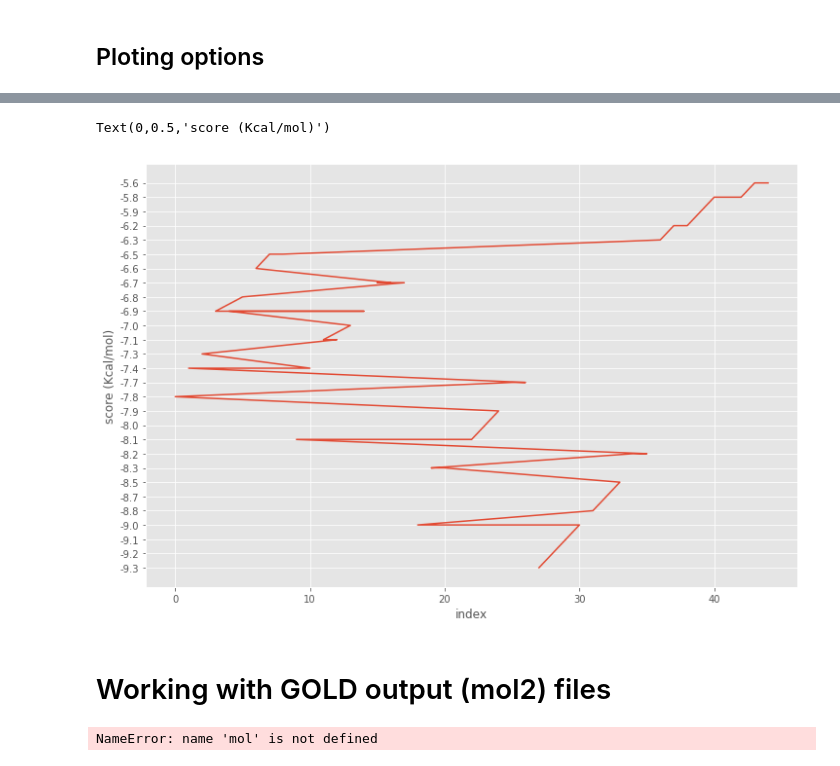
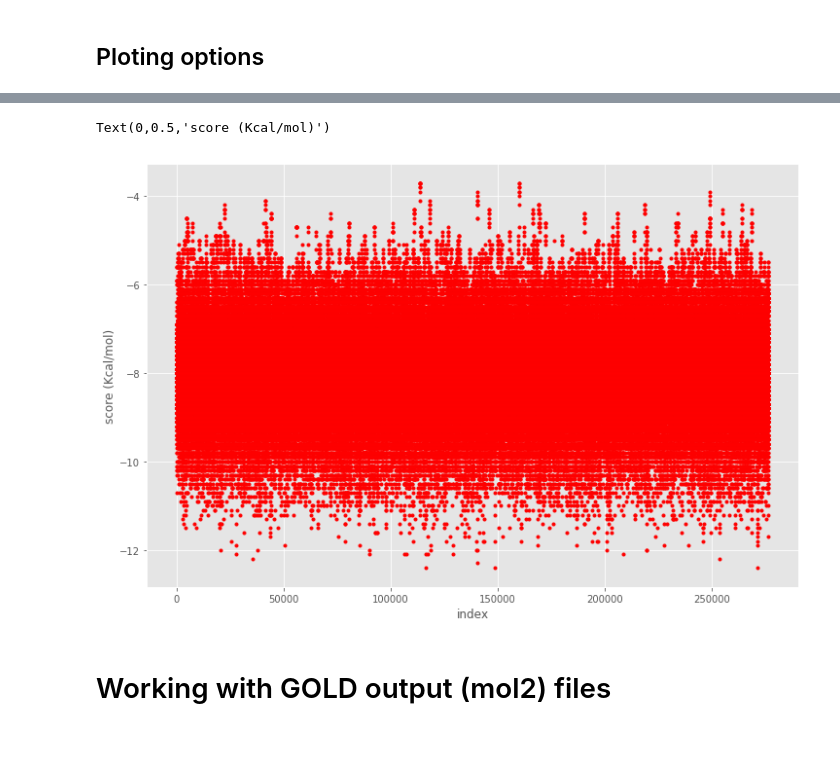
Before and after one commit to AngelRuizMoreno/Docking_analyzer_devel, a Jupyter notebook: Docking_analyzer/Notebooks/Docking_analizer.ipynb, the cells around one changed output, grey strips where cells are left out. Drawn from its saved outputs; the diff is of its cells as text; code cells hidden in the pictures.

```diff
--- a/Docking_analyzer/Notebooks/Docking_analizer.ipynb
+++ b/Docking_analyzer/Notebooks/Docking_analizer.ipynb
@@ -96,10 +105,10 @@ table['smiles'][0]
 # %%
-plt.plot ((list(sort.index)),sort['score'])
+plt.plot ((list(sort.index)),list(sort['score']), 'ro',marker='.')
 plt.xlabel('index')
 plt.ylabel ('score (Kcal/mol)')
 # %% [output]
 Text(0,0.5,'score (Kcal/mol)')
-[figure, old version]
+[figure, new version]
 # %% [markdown]
 # Working with GOLD output (mol2) files
 # %%
@@ -112,21 +121,3 @@ with open(file,'rt') as file:
             if 'Gold.Score' in line:
                 x=line.strip()
                 print (x)
-# %%
-os.chdir ('../Test_files/')
-files=[]
-names =[]
-scores=[]
-mass=[]
-formula=[]
-smiles=[]
-model=[]
-for file in glob.glob("*.pdbqt"):
-    with open(file,'rt') as file:
-        names.append (mol.title)
-        mass.append (mol.molwt)
-        formula.append (mol.formula)
-        model.append (mol.data['MODEL'])
-        smiles.append (mol)
-# %% [output]
-NameError: name 'mol' is not defined
```
Also changed, not shown: parts of 4 cells of this notebook.
